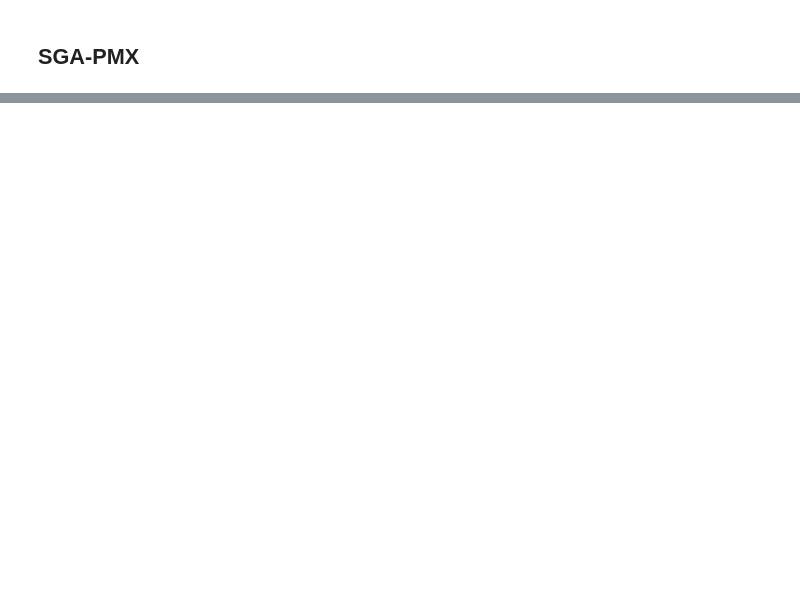
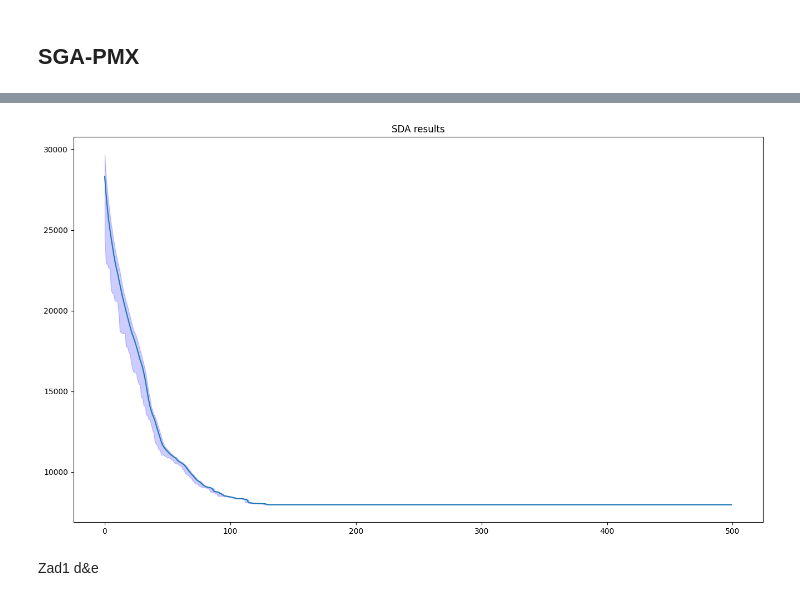
Before and after one commit to Ematerasu/Evolutionary-Algorithms-Course, a Jupyter notebook: lista02/AE2018_SGA-PMX_Demo.ipynb, the cells around one changed output, grey strips where cells are left out. Saved outputs shown, nothing was run; the diff lists cells and outputs as text; code cells hidden in the pictures; blank space fills up the shorter version.

```diff
--- a/lista02/AE2018_SGA-PMX_Demo.ipynb
+++ b/lista02/AE2018_SGA-PMX_Demo.ipynb
@@ -306,0 +321,13 @@ for t in range(number_of_iterations):
+# %%
+min_vals = [i[0] for i in sda_triplets]
+max_vals = [i[1] for i in sda_triplets]
+mean_vals = [i[2] for i in sda_triplets]
+plt.figure(figsize=(16,9))
+plt.plot(mean_vals)
+plt.fill_between(range(len(min_vals)), min_vals, max_vals, color="blue", alpha=0.2)
+plt.title('SDA results')
+plt.show()
+# %% [output]
+[figure, added]
+# %% [markdown]
+Zad1 d&e
```
Also changed, not shown: parts of 28 cells of this notebook, 8 other files.
